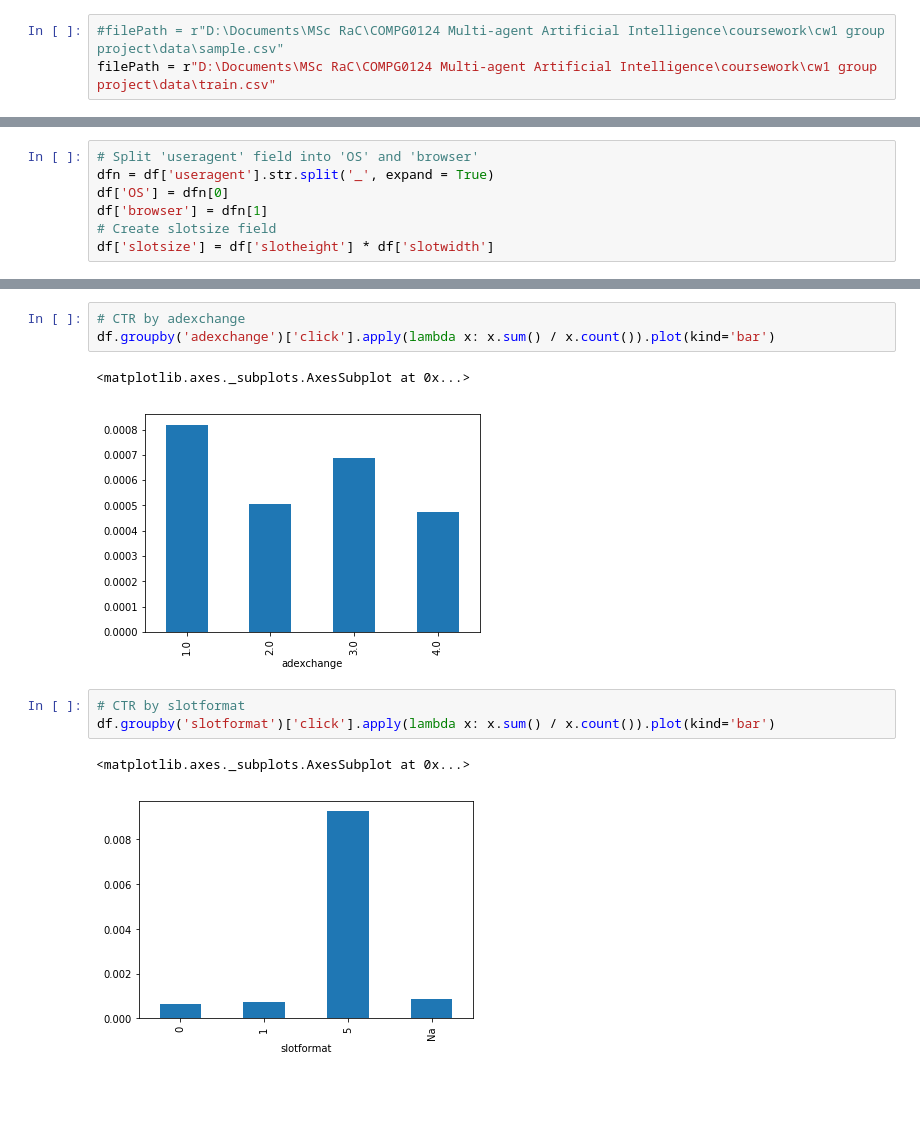
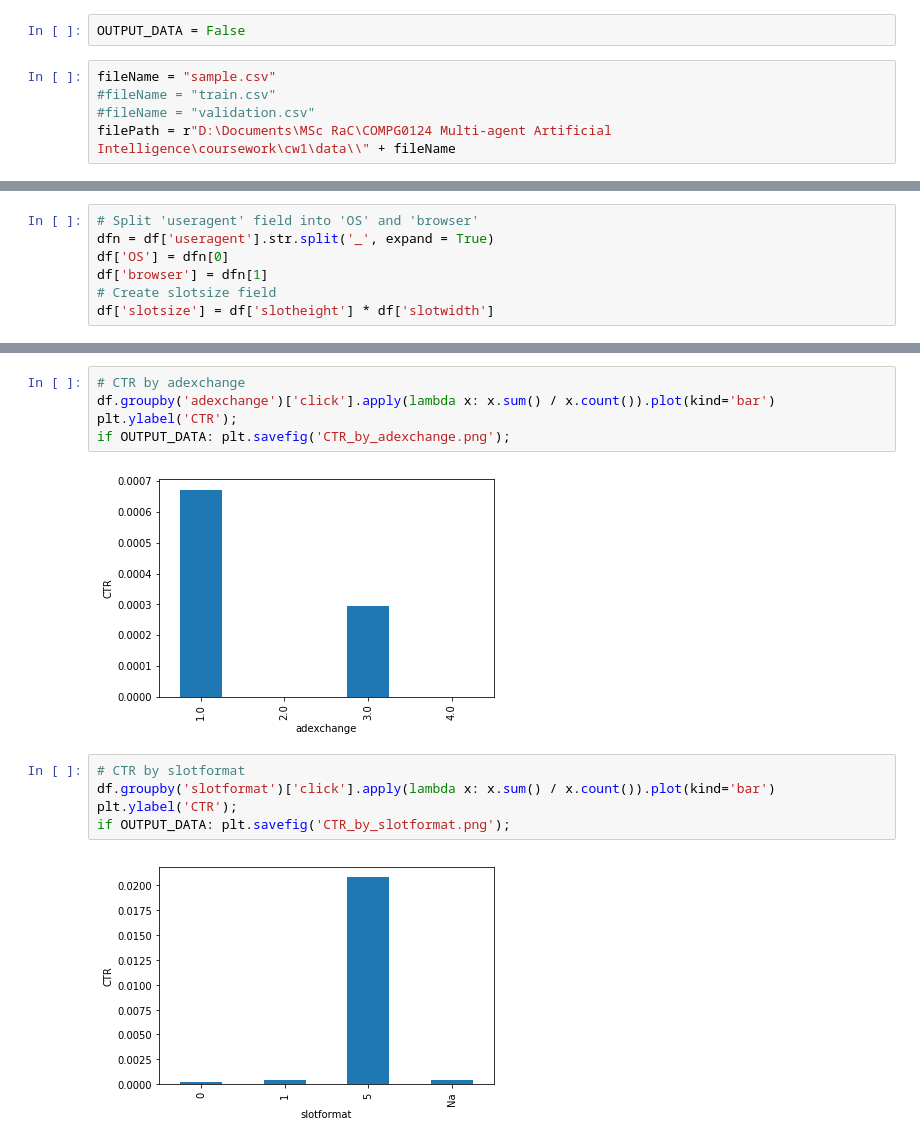
Before and after one commit to envkso/maai_cw1, a Jupyter notebook: code/maai_cw1_pt1_data_exploration.ipynb, the cells around one changed output, grey strips where cells are left out. Saved outputs shown, nothing was run; the diff lists cells and outputs as text; blank space fills up the shorter version.

Commit message:
Added saving outputs to disk. Added multi-plot. Added CPM and eCPC calculation examples.

```diff
--- a/code/maai_cw1_pt1_data_exploration.ipynb
+++ b/code/maai_cw1_pt1_data_exploration.ipynb
@@ -2,9 +2,13 @@
 import numpy as np
 import pandas as pd
 import matplotlib.pyplot as plt
+# %%
+OUTPUT_DATA = False
 # %%
-#filePath = r"D:\Documents\MSc RaC\COMPG0124 Multi-agent Artificial Intelligence\coursework\cw1 group project\data\sample.csv"
-filePath = r"D:\Documents\MSc RaC\COMPG0124 Multi-agent Artificial Intelligence\coursework\cw1 group project\data\train.csv"
+fileName = "sample.csv"
+#fileName = "train.csv"
+#fileName = "validation.csv"
+filePath = r"D:\Documents\MSc RaC\COMPG0124 Multi-agent Artificial Intelligence\coursework\cw1\data\\" + fileName
 # %%
 # Load data into pandas dataframe
 df = pd.read_csv(filePath, sep=',',header=0, quotechar='"')
@@ -48,13 +86,15 @@ df.groupby('region')['click'].apply(lambda x: x.sum() / x.count()).plot(kind='ba
 # %%
 # CTR by adexchange
 df.groupby('adexchange')['click'].apply(lambda x: x.sum() / x.count()).plot(kind='bar')
+plt.ylabel('CTR');
+if OUTPUT_DATA: plt.savefig('CTR_by_adexchange.png');
 # %% [output]
-<matplotlib.axes._subplots.AxesSubplot at 0x...>
-[figure, old version]
+[figure, new version]
 # %%
 # CTR by slotformat
 df.groupby('slotformat')['click'].apply(lambda x: x.sum() / x.count()).plot(kind='bar')
+plt.ylabel('CTR');
+if OUTPUT_DATA: plt.savefig('CTR_by_slotformat.png');
 # %% [output]
-<matplotlib.axes._subplots.AxesSubplot at 0x...>
-[figure, old version]
+[figure, new version]
 # %%
```
Also changed, not shown: parts of 18 cells of this notebook.
